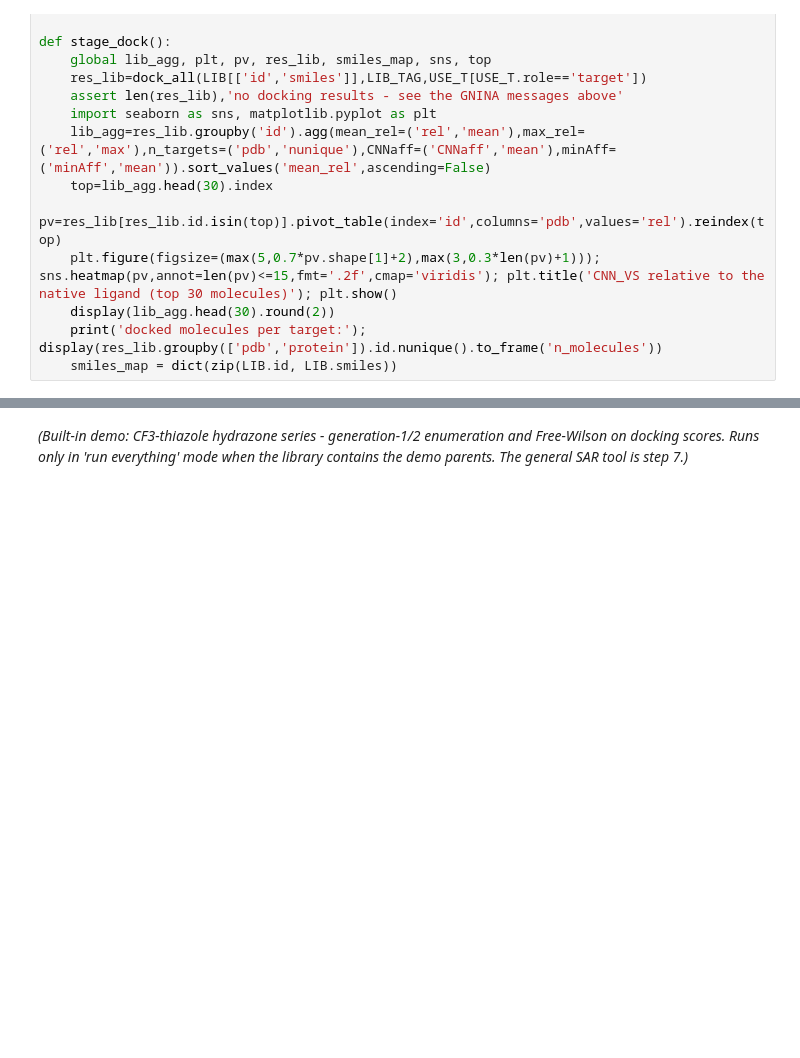
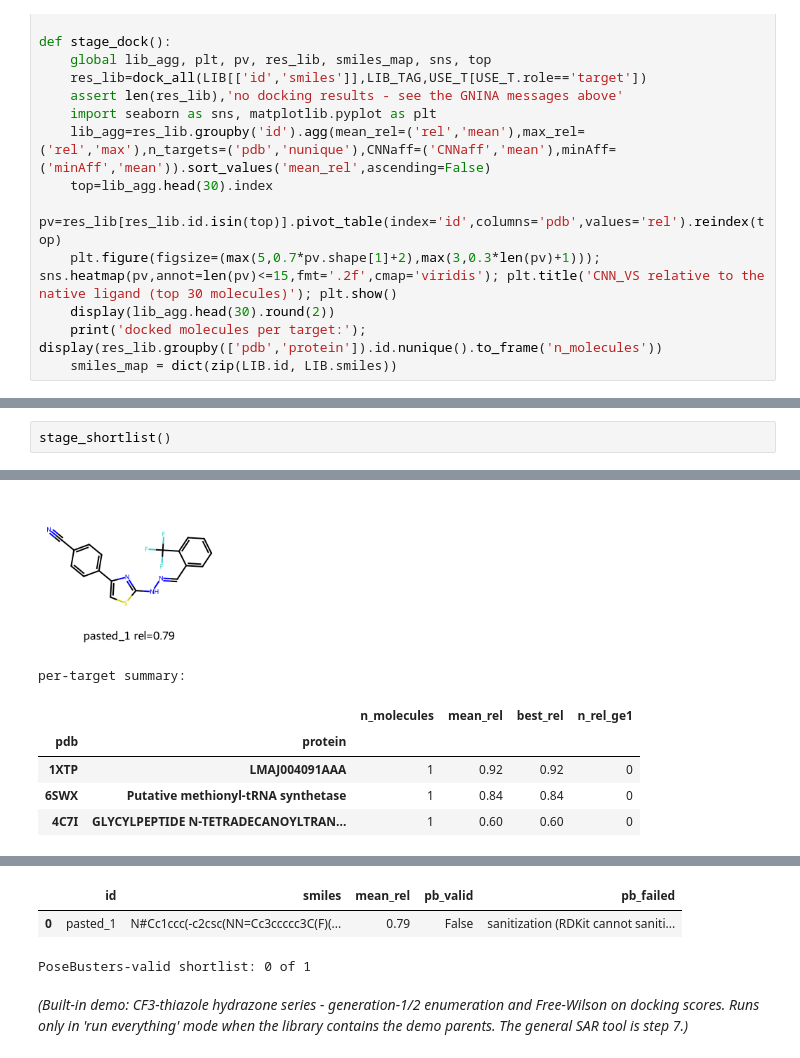
Before and after one commit to Abmanna/Abmanna-Omniscient-Multi-Agent-Drug-Discovery-OS-Godly-Generative-Scaffold-Approach, a Jupyter notebook: Pathogen_multitarget_screening_gnina_forms_1.ipynb, the cells around one changed output, grey strips where cells are left out. Drawn from its saved outputs; the diff is of its cells as text; blank space fills up the shorter version.

```diff
--- a/Pathogen_multitarget_screening_gnina_forms_1.ipynb
+++ b/Pathogen_multitarget_screening_gnina_forms_1.ipynb
@@ -1125,0 +1408,3 @@ run_or_launch('dock', build_dock_form, stage_dock)
+# %%
+stage_shortlist()
+# %% [output]
@@ -1125,0 +1413,7 @@ run_or_launch('dock', build_dock_form, stage_dock)
+[figure, added]
+per-target summary:
+|  |  | n_molecules | mean_rel | best_rel | n_rel_ge1 |
+| pdb | protein |  |  |  |  |
+| 1XTP | LMAJ004091AAA | 1 | 0.92 | 0.92 | 0 |
+| 6SWX | Putative methionyl-tRNA synthetase | 1 | 0.84 | 0.84 | 0 |
+| 4C7I | GLYCYLPEPTIDE N-TETRADECANOYLTRAN... | 1 | 0.60 | 0.60 | 0 |
@@ -1126,3 +1421,6 @@ run_or_launch('dock', build_dock_form, stage_dock)
+|  | id | smiles | mean_rel | pb_valid | pb_failed |
+| 0 | pasted_1 | N#Cc1ccc(-c2csc(NN=Cc3ccccc3C(F)(... | 0.79 | False | sanitization (RDKit cannot saniti... |
+PoseBusters-valid shortlist: 0 of 1
 # %% [markdown]
 *(Built-in demo: CF3-thiazole hydrazone series - generation-1/2 enumeration and Free-Wilson on docking scores. Runs only in 'run everything' mode when the library contains the demo parents. The general SAR tool is step 7.)*
 # %%
```
Also changed, not shown: parts of 23 cells of this notebook.
